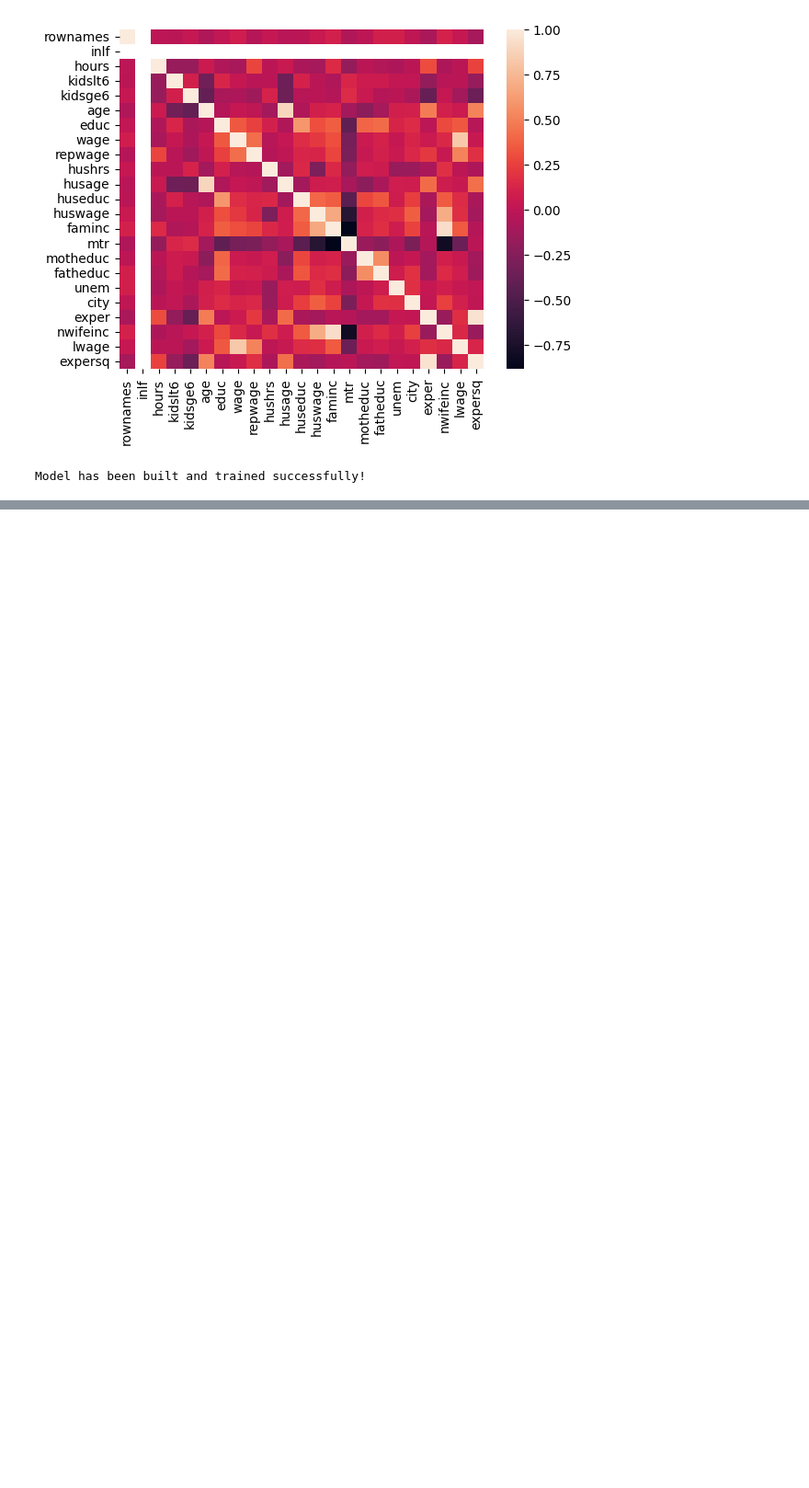
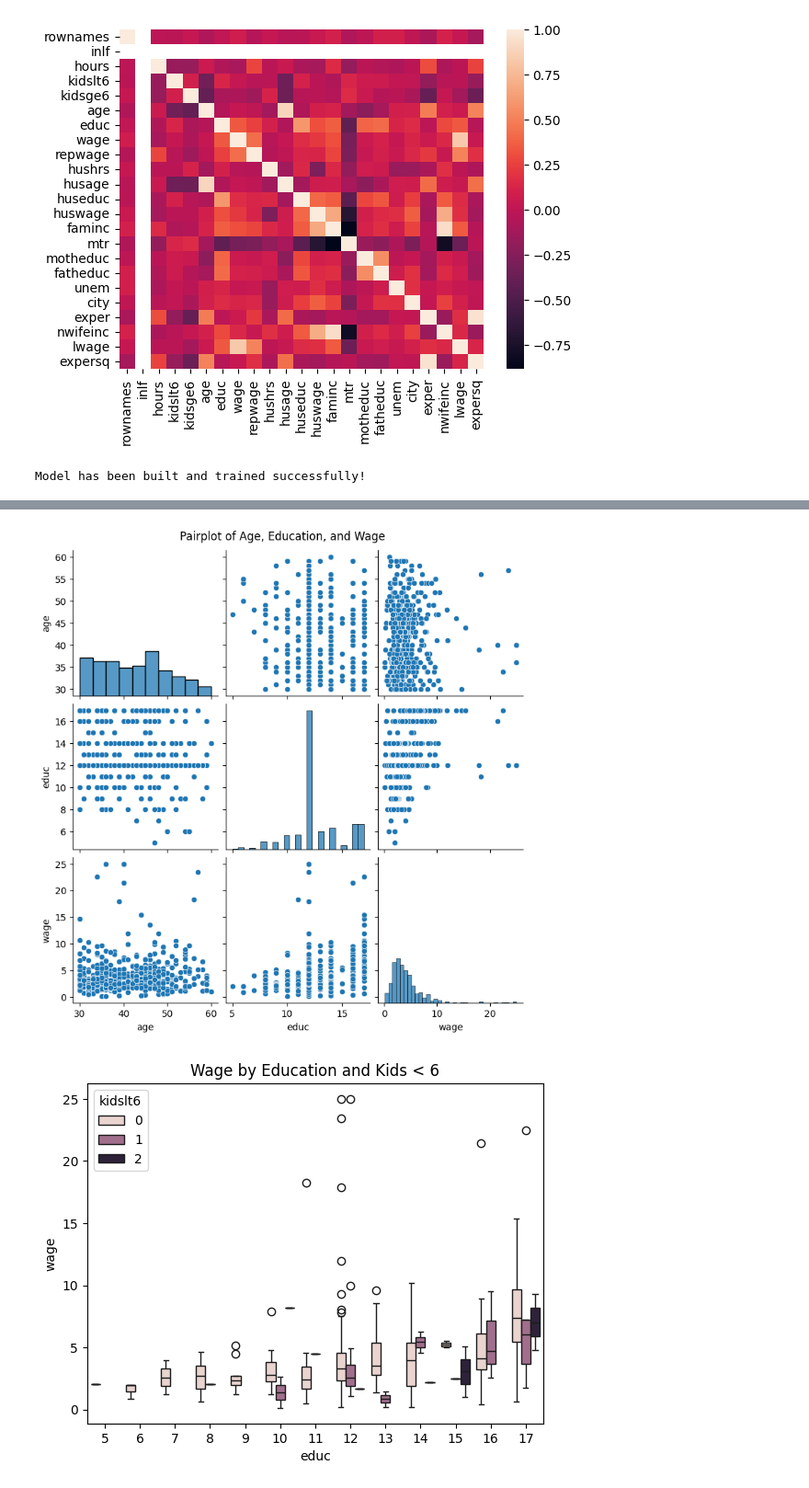
Before and after one commit to Dhanvi20633/eda1, a Jupyter notebook: 21BDS0322.ipynb, the cells around one changed output, grey strips where cells are left out. Shown at 92% size. Drawn from its saved outputs; the diff is of its cells as text; code cells hidden in the pictures; blank space fills up the shorter version.

```diff
--- a/21BDS0322.ipynb
+++ b/21BDS0322.ipynb
@@ -562,0 +602,14 @@ Model has been built and trained successfully!
+# %%
+#Multivariate Analysis
+# Pairplot for selected features
+sns.pairplot(df[['age', 'educ', 'wage']])
+plt.suptitle("Pairplot of Age, Education, and Wage", y=1.02)
+plt.show()
+
+# Grouped Boxplot: education + kidslt6 vs wage
+sns.boxplot(x='educ', y='wage', hue='kidslt6', data=df)
+plt.title("Wage by Education and Kids < 6")
+plt.show()
+# %% [output]
+[figure, added]
+[figure, added]
```
Also changed, not shown: parts of 4 cells of this notebook.
